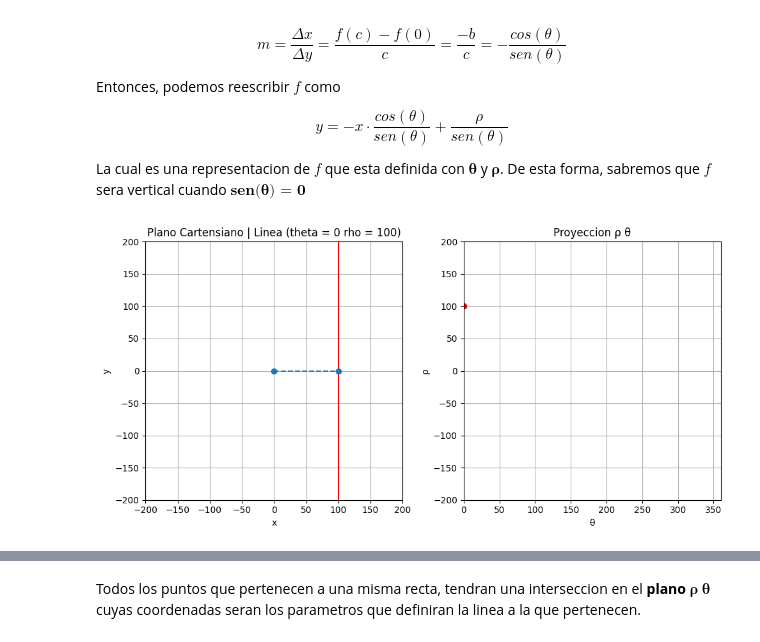
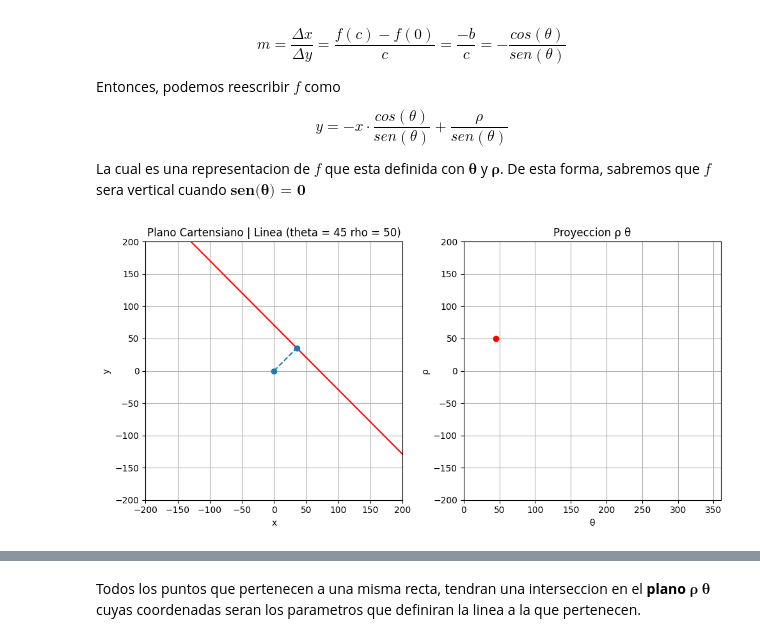
Before and after one commit to MarioSigal/Procesamiento-de-Imagenes, a Jupyter notebook: Laboratorios/Laboratorio4_Pdi20251.ipynb, the cells around one changed output, grey strips where cells are left out. Drawn from its saved outputs; the diff is of its cells as text; code cells hidden in the pictures.

```diff
--- a/Laboratorios/Laboratorio4_Pdi20251.ipynb
+++ b/Laboratorios/Laboratorio4_Pdi20251.ipynb
@@ -40,8 +40,8 @@ import numpy as np
 import matplotlib.pyplot as plt
 
 # Proyeccion de la linea en el espacio rho, theta
-RHO = 100
-THETA = 0  # 45 grados
+RHO = 50
+THETA = 45  # 45 grados
 
 radTheta = np.radians(THETA)
 
@@ -63,31 +63,31 @@ fig, axs = plt.subplots(1,2, figsize=(10, 5))
 # Plot Cartesiano
 
 if np.isinf(pendiente):
     # linea vertical
     axs[0].axvline(x=x0, color='r')
 else:
     axs[0].axline((x0, y0), slope=pendiente, color='r')
 
 # Linea Perpendicular
 axs[0].plot([0,x0],[0,y0], marker='o', linestyle='--')
 
 axs[0].set_xlim(-200, 200)
 axs[0].set_ylim(-200, 200)
 axs[0].grid(True)
 axs[0].set_xlabel('x')
 axs[0].set_ylabel('y')
 axs[0].set_title(f'Plano Cartensiano | Linea (theta = {THETA} rho = {RHO})')
 
 # Plot Plano Rho Theta
 axs[1].plot([THETA],[RHO], marker='o', color='r')
 axs[1].set_xlim(0, 360)
 axs[1].set_ylim(-200, 200)
 axs[1].grid(True)
 axs[1].set_xlabel('θ')
 axs[1].set_ylabel('ρ')
 axs[1].set_title('Proyeccion ρ θ')
 
 plt.tight_layout()
 plt.show()
 # %% [output]
-[figure, old version]
+[figure, new version]
```
Also changed, not shown: parts of 9 cells of this notebook.
